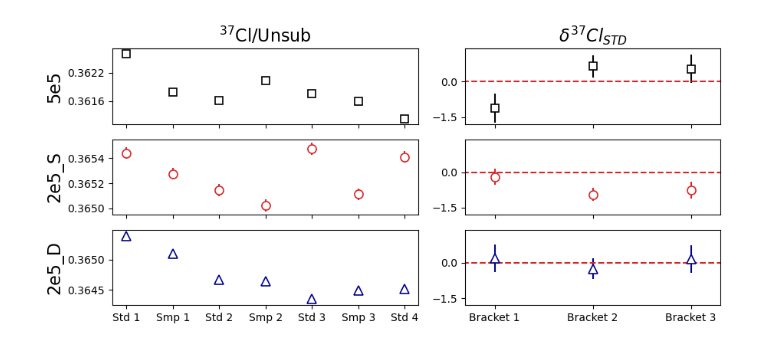
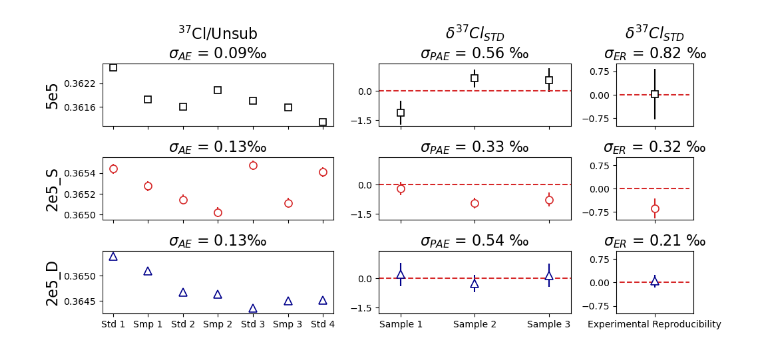
Before and after one commit to Csernica/Reservoir-Injection, a Jupyter notebook: Perchlorate Figures.ipynb, the cells around one changed output. Cells and saved outputs as stored; diff of their text form; code cells hidden in the pictures.

```diff
--- a/Perchlorate Figures.ipynb
+++ b/Perchlorate Figures.ipynb
@@ -176,8 +158,8 @@ for triplicateIdx, (triplicateKey, triplicateData) in enumerate(triplicateRatios
 #First output plot; the 37Cl data
 import matplotlib.pyplot as plt
 
-fig, axes = plt.subplots(nrows = 3, ncols = 2, figsize = (13*0.7,6*0.7),
-                         gridspec_kw={'width_ratios': [3, 2.5]}, sharex = 'col')
+fig, axes = plt.subplots(nrows = 3, ncols = 3, figsize = (15*0.7,7*0.7),
+                         gridspec_kw={'width_ratios': [3, 2.5, 1]}, sharex = 'col')
 
 #Parameters for the scatter plots
 plotParamsDict = {'5e5':{   'marker' : 's',
@@ -229,7 +211,12 @@ for plotIdx, plotKey in enumerate(plotKeys):
     cAx.yaxis.set_major_locator(plt.MaxNLocator(3))
 
     if plotIdx == 0:
-        cAx.set_title(u"$^{37}$Cl/Unsub", fontsize = 16)
+        thisAE = 1000 *np.array(triplicateRatios[plotKey]['37Cl/Unsub']['RelStError']).mean()
+        cAx.set_title(u"$^{37}$Cl/Unsub\n" + "$\sigma_{AE}$ = " + "{:.2f}".format(thisAE) + "‰", fontsize = 16)
+
+    else:
+        thisAE = 1000 *np.array(triplicateRatios[plotKey]['37Cl/Unsub']['RelStError']).mean()
+        cAx.set_title("$\sigma_{AE}$ = " + "{:.2f}".format(thisAE) + "‰", fontsize = 16)
     cAx.set_ylabel(plotKey, fontsize = 16)
 
     #Plot standardized values with relevant parameters
@@ -237,33 +224,67 @@ for plotIdx, plotKey in enumerate(plotKeys):
 
     thisDeltas = np.array(standardizedTriplicates[plotKey]['37Cl/Unsub']['Deltas'])
     cAx.errorbar(range(3),thisDeltas, standardizedTriplicates[plotKey]['37Cl/Unsub']['RSEs'],
             fmt = plotParamsDict[plotKey]['marker'],
             markersize = plotParamsDict[plotKey]['markersize'],
             mfc = plotParamsDict[plotKey]['mfc'],
             mec = plotParamsDict[plotKey]['mec'],
             ecolor = plotParamsDict[plotKey]['mec'],
             mew  = plotParamsDict[plotKey]['mew'])
 
     xticks = list(range(3))
-    xtickLabels = ['Bracket 1', 'Bracket 2','Bracket 3']
+    xtickLabels = ['Sample 1', 'Sample 2','Sample 3']
 
     #Beautify axis
     cAx.set_xlim(-0.3,2.3)
 
     cAx.set_xticks(xticks)
     cAx.set_xticklabels(xtickLabels)
     if plotIdx == 0:
-        cAx.set_title(u"$\delta^{37}Cl_{STD}$", fontsize = 16)
+        thisPAE = np.array(standardizedTriplicates[plotKey]['37Cl/Unsub']['RSEs']).mean()
+        cAx.set_title(u"$\delta^{37}Cl_{STD}$\n" + "$\sigma_{PAE}$ = " + "{:.2f}".format(thisPAE) + " ‰", fontsize = 16)
+
+    else:
+        thisPAE = np.array(standardizedTriplicates[plotKey]['37Cl/Unsub']['RSEs']).mean()
+        cAx.set_title("$\sigma_{PAE}$ = " + "{:.2f}".format(thisPAE) + " ‰", fontsize = 16)
 
     cAx.hlines(0,-0.5,2.5,linestyle = '--',color = actualValueColor,
             label = "Independent  Value")
 
     cAx.yaxis.set_major_locator(plt.MaxNLocator(3))
     cAx.set_ylim(plotParamsDict[plotKey]['deltaYlim'])
 
+    cAx = axes[plotIdx, 2]
+
+    theseDeltas = standardizedTriplicates[plotKey]['37Cl/Unsub']['Deltas']
+    cAx.errorbar(range(1),theseDeltas.mean(), theseDeltas.std(),
+             fmt = plotParamsDict[plotKey]['marker'],
+            markersize = plotParamsDict[plotKey]['markersize'],
+            mfc = plotParamsDict[plotKey]['mfc'],
+            mec = plotParamsDict[plotKey]['mec'],
+            ecolor = plotParamsDict[plotKey]['mec'],
+            mew  = plotParamsDict[plotKey]['mew'])
+
+    if plotIdx == 0:
+        thisER = theseDeltas.std()
+        cAx.set_title(u"$\delta^{37}Cl_{STD}$\n" + "$\sigma_{ER}$ = " + "{:.2f}".format(thisER) + " ‰", fontsize = 16)
+
+    else:
+        thisER = theseDeltas.std()
+        cAx.set_title("$\sigma_{ER}$ = " + "{:.2f}".format(thisER) + " ‰", fontsize = 16)
+
+    xticks = list(range(1))
+    xtickLabels = ['Experimental Reproducibility']
+    cAx.set_xticks(xticks)
+    cAx.set_xticklabels(xtickLabels)
+    cAx.set_ylim(-1,1)
+    cAx.set_yticks([-0.75,0,0.75])
+
+    cAx.hlines(0,-0.5,0.5,linestyle = '--',color = actualValueColor,
+            label = "Independently Measured\nor Estimated Value")
+
 plt.tight_layout()
 
 #Output as vector format
 fig.savefig('Perchlorate Replicability.eps')
 # %% [output]
-[figure, old version]
+[figure, new version]
```
Also changed, not shown: parts of 4 cells of this notebook, 1 other file.
